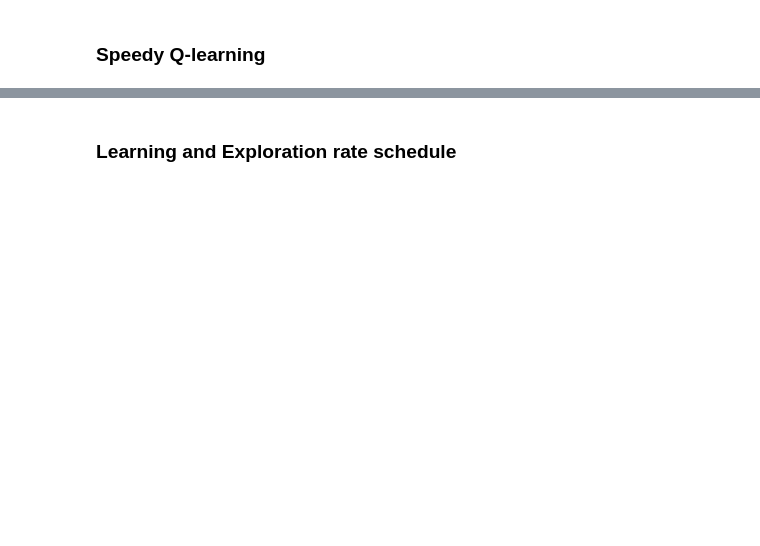
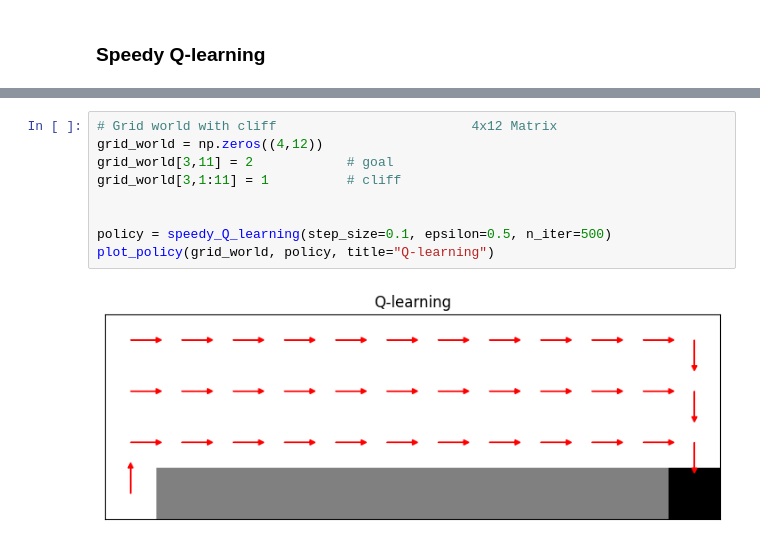
Before and after one commit to NicolaMaestri00/Reinforcement-Learning, a Jupyter notebook: Assignment_4.ipynb, the cells around one changed output, grey strips where cells are left out. Saved outputs shown, nothing was run; the diff lists cells and outputs as text; blank space fills up the shorter version.

```diff
--- a/Assignment_4.ipynb
+++ b/Assignment_4.ipynb
@@ -278,5 +290,14 @@ def speedy_Q_learning(step_size=0.9, gamma=1.0, epsilon=0.1, n_episodes=1000):
             policy[i,j,idx] = 1
 
     return policy
-# %% [markdown]
-### Learning and Exploration rate schedule
+# %%
+# Grid world with cliff                         4x12 Matrix
+grid_world = np.zeros((4,12))
+grid_world[3,11] = 2            # goal
+grid_world[3,1:11] = 1          # cliff
+
+
+policy = speedy_Q_learning(step_size=0.1, epsilon=0.5, n_iter=500)
+plot_policy(grid_world, policy, title="Q-learning")
+# %% [output]
+[figure, added]
```
Also changed, not shown: parts of 5 cells of this notebook, 1 other file.
